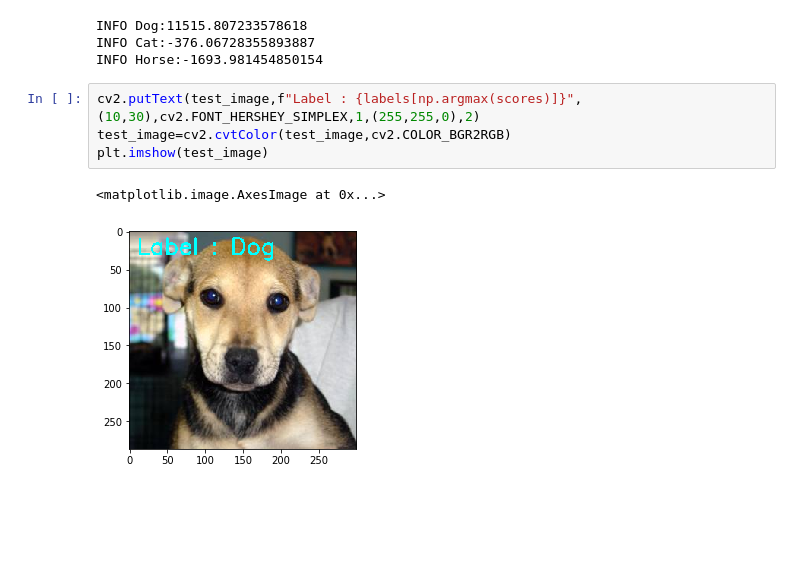
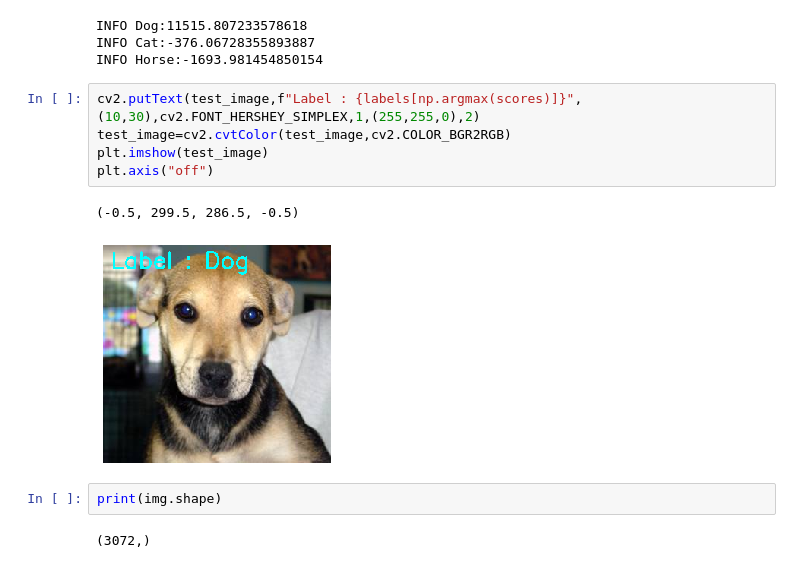
Before and after one commit to rishabhdhenkawat/DEEP_LEARNING_FOR_COMPUTER_VISION, a Jupyter notebook: Dibakar Submissions/task_day_4/Day4.ipynb, the cells around one changed output. Saved outputs shown, nothing was run; the diff lists cells and outputs as text; blank space fills up the shorter version.

```diff
--- a/Dibakar Submissions/task_day_4/Day4.ipynb
+++ b/Dibakar Submissions/task_day_4/Day4.ipynb
@@ -25,7 +25,12 @@ INFO Horse:-1693.981454850154
 # %%
 cv2.putText(test_image,f"Label : {labels[np.argmax(scores)]}",(10,30),cv2.FONT_HERSHEY_SIMPLEX,1,(255,255,0),2)
 test_image=cv2.cvtColor(test_image,cv2.COLOR_BGR2RGB)
 plt.imshow(test_image)
+plt.axis("off")
 # %% [output]
-<matplotlib.image.AxesImage at 0x...>
+(-0.5, 299.5, 286.5, -0.5)
-[figure, old version]
+[figure, new version]
+# %%
+print(img.shape)
+# %% [output]
+(3072,)
```
Also changed, not shown: parts of 4 cells of this notebook, 5 other files.
